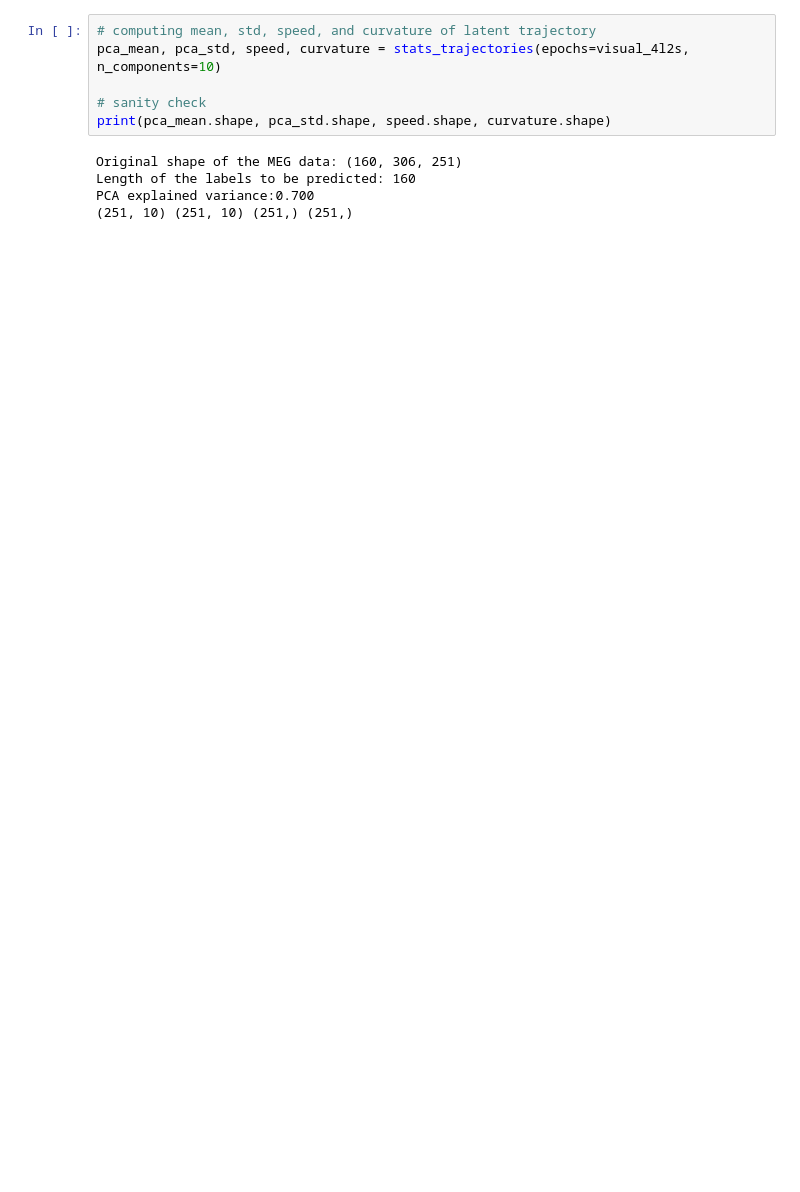
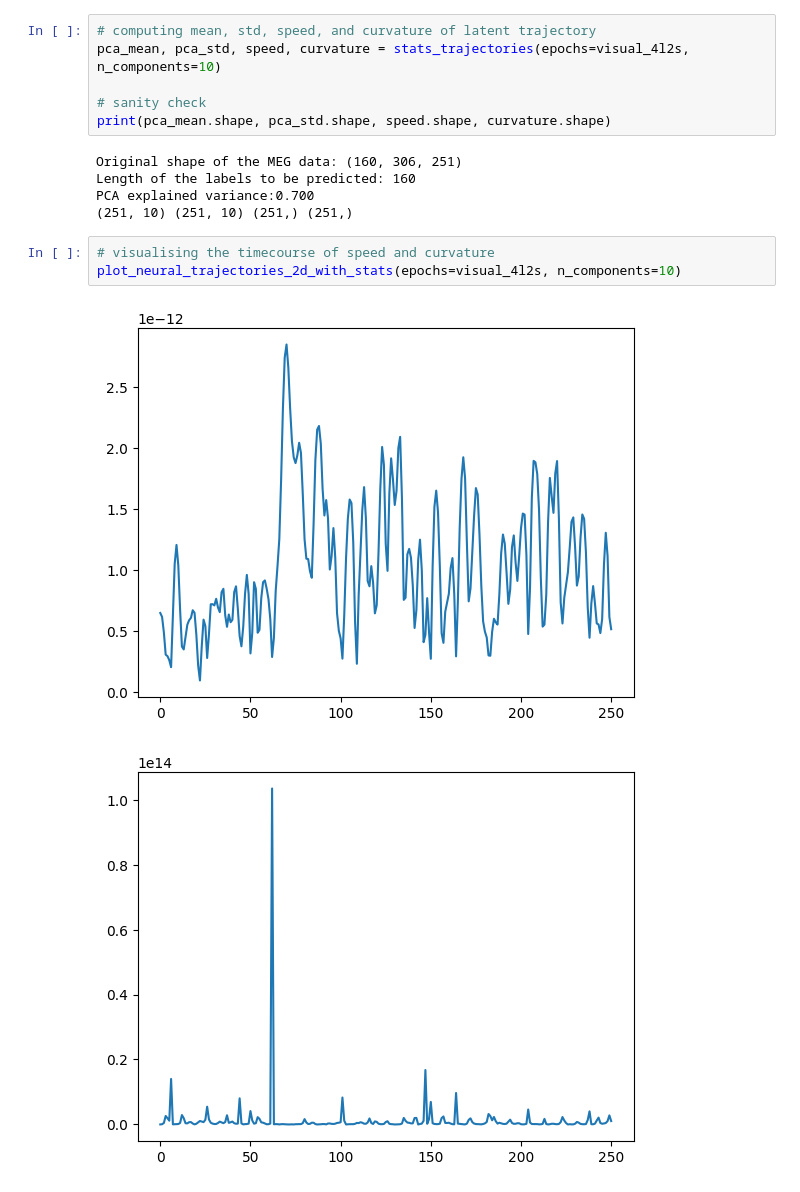
Before and after one commit to lnalborczyk/meeg_decoding, a Jupyter notebook: examples/latent.ipynb, the cells around one changed output. Cells and saved outputs as stored; diff of their text form; blank space fills up the shorter version.

Commit message:
updating the function to compute stats on latent trajectories

```diff
--- a/examples/latent.ipynb
+++ b/examples/latent.ipynb
@@ -68,3 +70,9 @@ Original shape of the MEG data: (160, 306, 251)
 Length of the labels to be predicted: 160
 PCA explained variance:0.700
 (251, 10) (251, 10) (251,) (251,)
+# %%
+# visualising the timecourse of speed and curvature
+plot_neural_trajectories_2d_with_stats(epochs=visual_4l2s, n_components=10)
+# %% [output]
+[figure, added]
+[figure, added]
```
Also changed, not shown: parts of 5 cells of this notebook, 2 other files.
